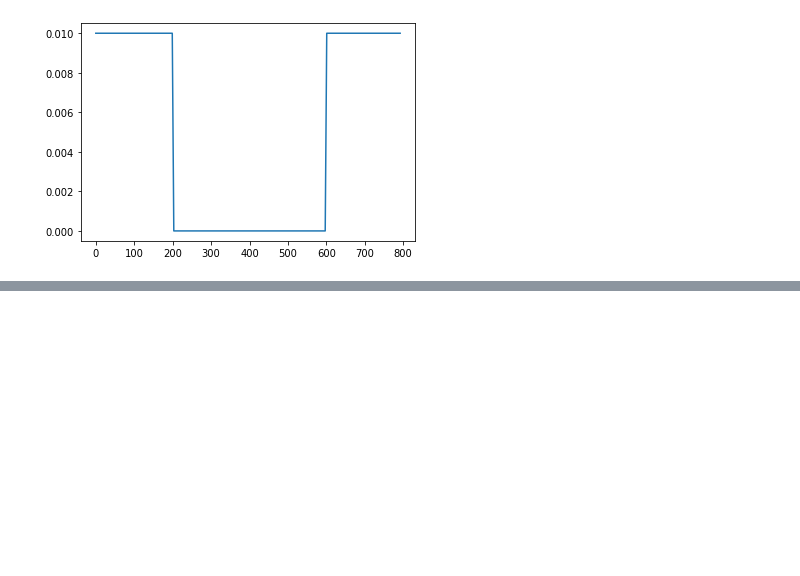
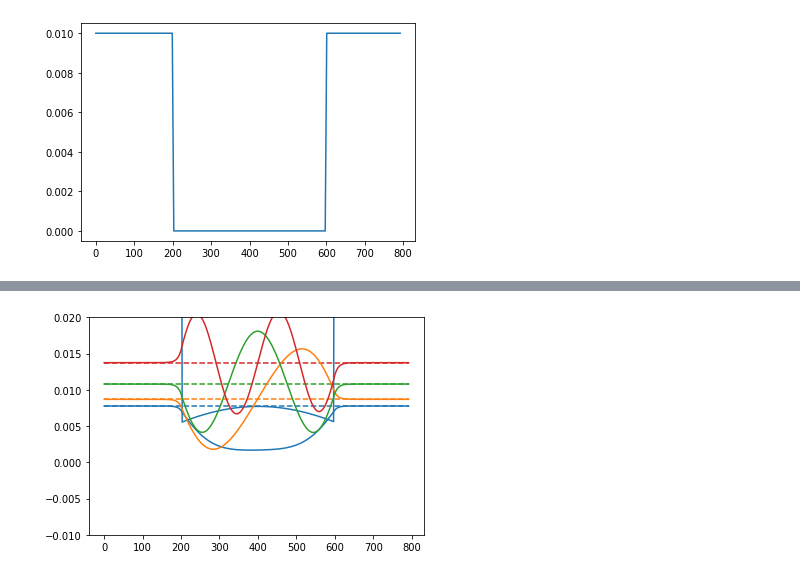
Before and after one commit to devanomaly/hartree-method, a Jupyter notebook: hartree.ipynb, the cells around one changed output, grey strips where cells are left out. Cells and saved outputs as stored; diff of their text form; code cells hidden in the pictures; blank space fills up the shorter version.

```diff
--- a/hartree.ipynb
+++ b/hartree.ipynb
@@ -175,5 +177,7 @@ ValueError: solve1: Input operand 1 has a mismatch in its core dimension 0, with
 # %%
-plotEnPsi_finite_diff(x, E0_list, phi_list, 3, 10, V_novo)
+plotEnPsi_finite_diff(x, E0_list, phi_list, 4, 0.05,-0.01, 0.02, V_novo)
+# %% [output]
+[figure, added]
 # %%
 plt.plot(x, V_novo)
 plt.ylim(0.005,0.018)
```
Also changed, not shown: parts of 3 cells of this notebook.
